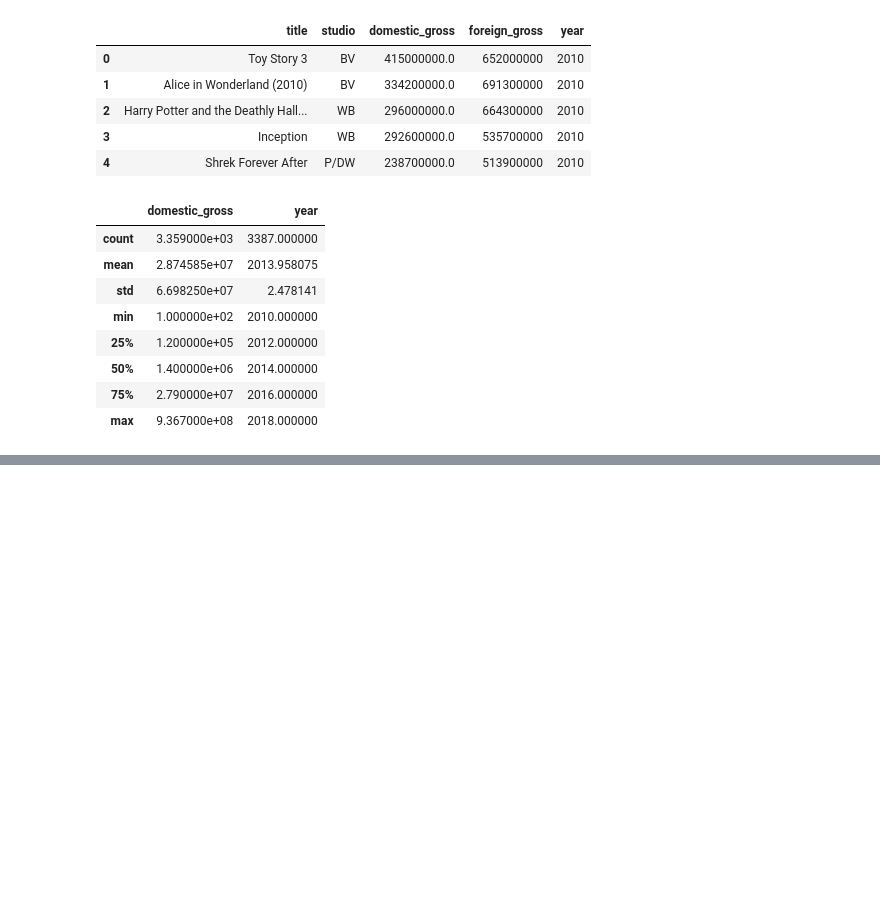
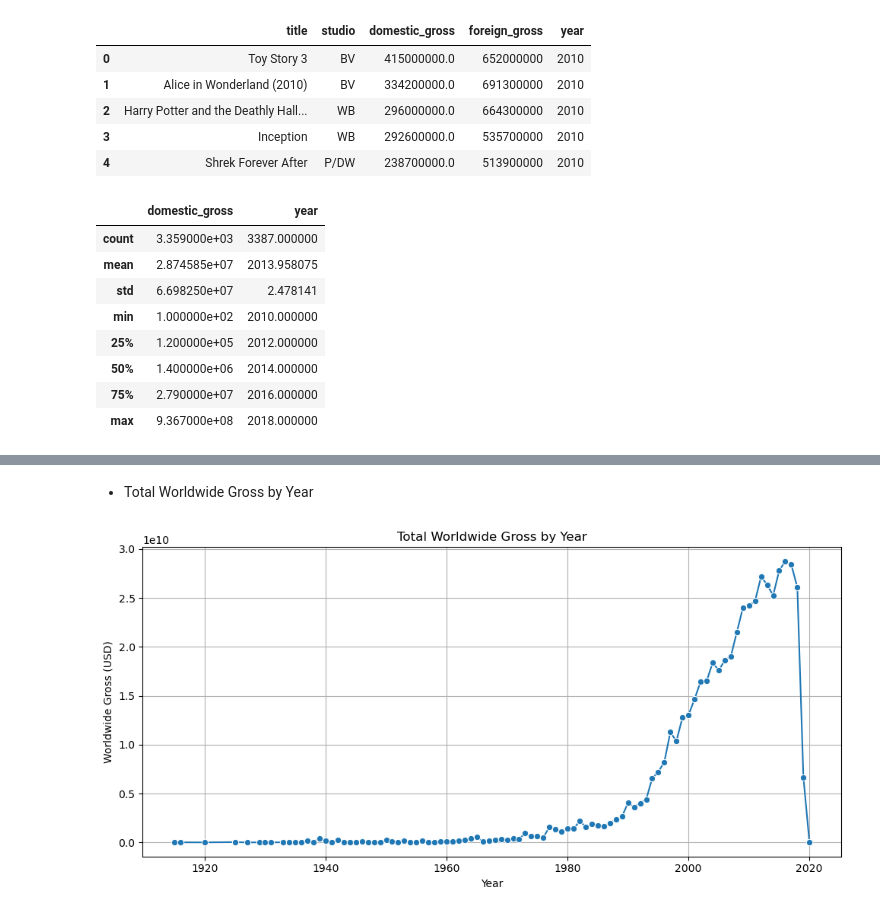
Before and after one commit to MTirop/Group3-End-of-Phase2-Project, a Jupyter notebook: notebooks/lydiah.ipynb, the cells around one changed output, grey strips where cells are left out. Saved outputs shown, nothing was run; the diff lists cells and outputs as text; code cells hidden in the pictures; blank space fills up the shorter version.

```diff
--- a/notebooks/lydiah.ipynb
+++ b/notebooks/lydiah.ipynb
@@ -27,0 +511,19 @@ df.describe()
+# %% [markdown]
+* Total Worldwide Gross by Year
+# %%
+ #Create a new column for release year
+tnmovie_df['release_year'] = tnmovie_df['release_date'].dt.year
+
+# Group by year and sum the worldwide gross
+yearly_gross = tnmovie_df.groupby('release_year')['worldwide_gross'].sum().reset_index()
+
+plt.figure(figsize=(10, 5))
+sns.lineplot(data=yearly_gross, x='release_year', y='worldwide_gross', marker='o')
+plt.title('Total Worldwide Gross by Year')
+plt.xlabel('Year')
+plt.ylabel('Worldwide Gross (USD)')
+plt.grid(True)
+plt.tight_layout()
+plt.show()
+# %% [output]
+[figure, added]
```
Also changed, not shown: parts of 63 cells of this notebook.
